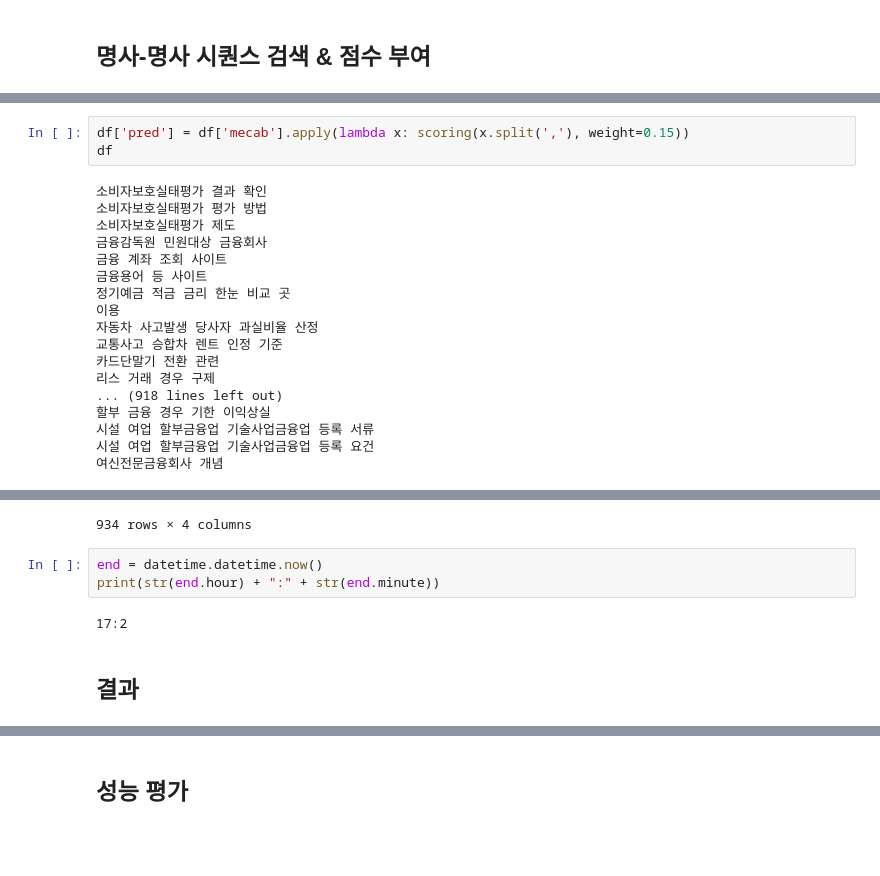
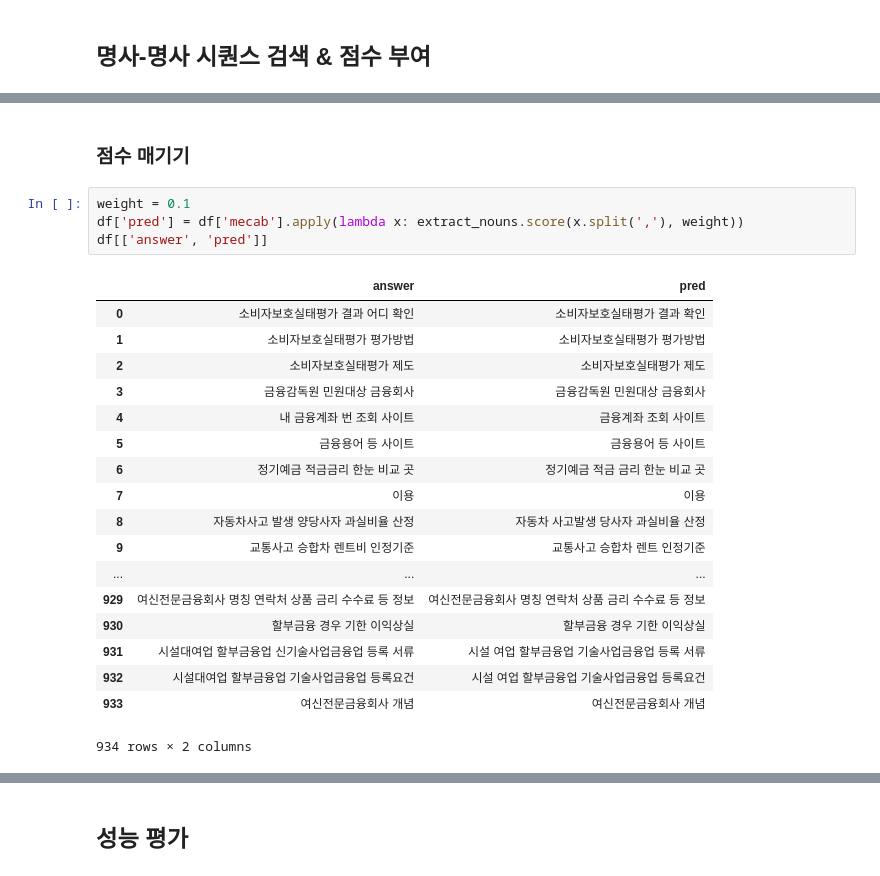
Before and after one commit to YunhoJung/CorpusComplex, a Jupyter notebook: CorpusComplex/search_based.ipynb, the cells around one changed output, grey strips where cells are left out. Drawn from its saved outputs; the diff is of its cells as text; blank space fills up the shorter version.

```diff
--- a/CorpusComplex/search_based.ipynb
+++ b/CorpusComplex/search_based.ipynb
@@ -115,21 +71,25 @@ print(str(start.hour) + ":" + str(start.minute))
+# %% [markdown]
+### 점수 매기기
 # %%
-df['pred'] = df['mecab'].apply(lambda x: scoring(x.split(','), weight=0.15))
-df
+weight = 0.1
+df['pred'] = df['mecab'].apply(lambda x: extract_nouns.score(x.split(','), weight))
+df[['answer', 'pred']]
 # %% [output]
+|  | answer | pred |
+| 0 | 소비자보호실태평가 결과 어디 확인 | 소비자보호실태평가 결과 확인 |
+| 1 | 소비자보호실태평가 평가방법 | 소비자보호실태평가 평가방법 |
+| 2 | 소비자보호실태평가 제도 | 소비자보호실태평가 제도 |
+| 3 | 금융감독원 민원대상 금융회사 | 금융감독원 민원대상 금융회사 |
+| 4 | 내 금융계좌 번 조회 사이트 | 금융계좌 조회 사이트 |
+| 5 | 금융용어 등 사이트 | 금융용어 등 사이트 |
+| 6 | 정기예금 적금금리 한눈 비교 곳 | 정기예금 적금 금리 한눈 비교 곳 |
+| 7 | 이용 | 이용 |
+| 8 | 자동차사고 발생 양당사자 과실비율 산정 | 자동차 사고발생 당사자 과실비율 산정 |
+| 9 | 교통사고 승합차 렌트비 인정기준 | 교통사고 승합차 렌트 인정기준 |
+| ... | ... | ... |
+| 929 | 여신전문금융회사 명칭 연락처 상품 금리 수수료 등 정보 | 여신전문금융회사 명칭 연락처 상품 금리 수수료 등 정보 |
+| 930 | 할부금융 경우 기한 이익상실 | 할부금융 경우 기한 이익상실 |
+| 931 | 시설대여업 할부금융업 신기술사업금융업 등록 서류 | 시설 여업 할부금융업 기술사업금융업 등록 서류 |
+| 932 | 시설대여업 할부금융업 기술사업금융업 등록요건 | 시설 여업 할부금융업 기술사업금융업 등록요건 |
+| 933 | 여신전문금융회사 개념 | 여신전문금융회사 개념 |
-소비자보호실태평가 결과 확인
-소비자보호실태평가 평가 방법
-소비자보호실태평가 제도
-금융감독원 민원대상 금융회사
-금융 계좌 조회 사이트
-금융용어 등 사이트
-정기예금 적금 금리 한눈 비교 곳
-이용
-자동차 사고발생 당사자 과실비율 산정
-교통사고 승합차 렌트 인정 기준
-카드단말기 전환 관련
-리스 거래 경우 구제
-... (918 lines left out)
-할부 금융 경우 기한 이익상실
-시설 여업 할부금융업 기술사업금융업 등록 서류
-시설 여업 할부금융업 기술사업금융업 등록 요건
-여신전문금융회사 개념
+934 rows × 2 columns
@@ -153,8 +95,0 @@ df
-934 rows × 4 columns
-# %%
-end = datetime.datetime.now()
-print(str(end.hour) + ":" + str(end.minute))
-# %% [output]
-17:2
-# %% [markdown]
-## 결과
```
Also changed, not shown: parts of 20 cells of this notebook.
